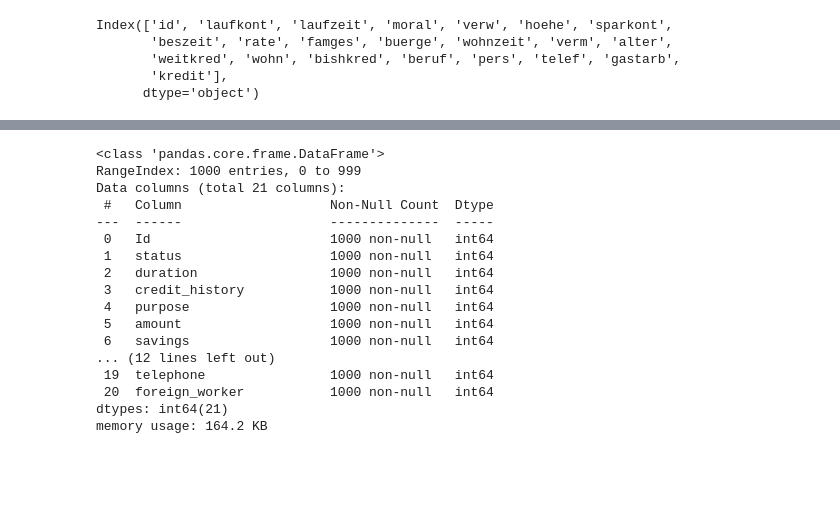
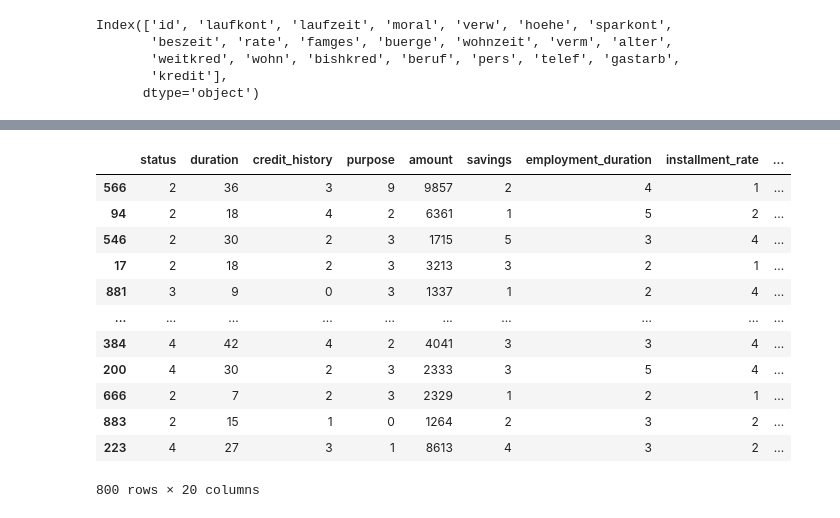
Before and after one commit to victormsz/Ag002, a Jupyter notebook: ag_notebook.ipynb, the cells around one changed output, grey strips where cells are left out. Drawn from its saved outputs; the diff is of its cells as text; code cells hidden in the pictures; blank space fills up the shorter version.

```diff
--- a/ag_notebook.ipynb
+++ b/ag_notebook.ipynb
@@ -68,6 +114,8 @@ from sklearn.model_selection import train_test_split
 #separando as variáveis independentes e dependentes
 X=frame.copy()
 X.drop('credit_risk', axis=1, inplace=True)
+X.drop('Id', axis=1, inplace=True)
 y=frame['credit_risk']
-
-X_train, X_test, y_train, y_test = train_test_split(X, y, test_size=0.2, random_state=651) # 522 + 129 = nossa matricula
+#print(y.value_counts())
+X_train, X_test, y_train, y_test = train_test_split(X, y, test_size=0.2, random_state=651)
+X.head(5) #deve mostrar as primeiras linhas SEM a coluna credit_risk e ID
@@ -74,20 +129,16 @@ X_train, X_test, y_train, y_test = train_test_split(X, y, test_size=0.2, random_
-# %%
-X.info()
-# %% [output]
-<class 'pandas.core.frame.DataFrame'>
-RangeIndex: 1000 entries, 0 to 999
-Data columns (total 21 columns):
- #   Column                   Non-Null Count  Dtype
----  ------                   --------------  -----
- 0   Id                       1000 non-null   int64
- 1   status                   1000 non-null   int64
- 2   duration                 1000 non-null   int64
- 3   credit_history           1000 non-null   int64
- 4   purpose                  1000 non-null   int64
- 5   amount                   1000 non-null   int64
- 6   savings                  1000 non-null   int64
-... (12 lines left out)
- 19  telephone                1000 non-null   int64
- 20  foreign_worker           1000 non-null   int64
-dtypes: int64(21)
-memory usage: 164.2 KB
+# %%
+X_train
+# %% [output]
+|  | status | duration | credit_history | purpose | amount | savings | employment_duration | installment_rate | ... |
+| 566 | 2 | 36 | 3 | 9 | 9857 | 2 | 4 | 1 | ... |
+| 94 | 2 | 18 | 4 | 2 | 6361 | 1 | 5 | 2 | ... |
+| 546 | 2 | 30 | 2 | 3 | 1715 | 5 | 3 | 4 | ... |
+| 17 | 2 | 18 | 2 | 3 | 3213 | 3 | 2 | 1 | ... |
+| 881 | 3 | 9 | 0 | 3 | 1337 | 1 | 2 | 4 | ... |
+| ... | ... | ... | ... | ... | ... | ... | ... | ... | ... |
+| 384 | 4 | 42 | 4 | 2 | 4041 | 3 | 3 | 4 | ... |
+| 200 | 4 | 30 | 2 | 3 | 2333 | 3 | 5 | 4 | ... |
+| 666 | 2 | 7 | 2 | 3 | 2329 | 1 | 2 | 1 | ... |
+| 883 | 2 | 15 | 1 | 0 | 1264 | 2 | 3 | 2 | ... |
+| 223 | 4 | 27 | 3 | 1 | 8613 | 4 | 3 | 2 | ... |
+800 rows × 20 columns
```
Also changed, not shown: parts of 25 cells of this notebook.
